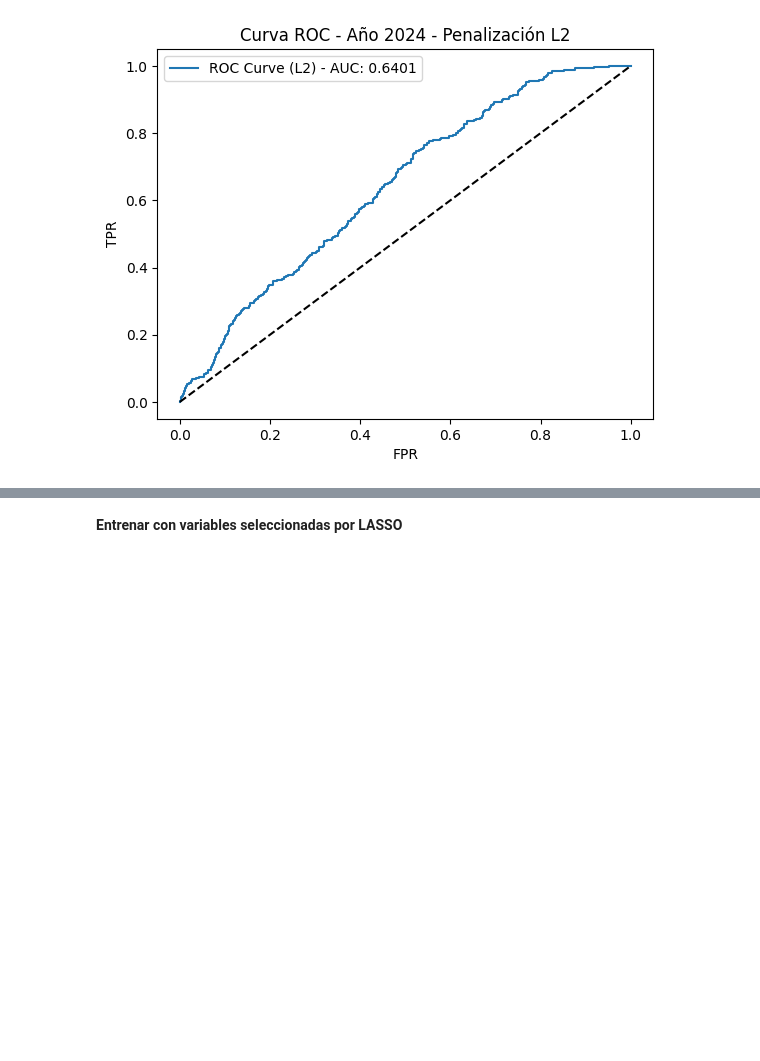
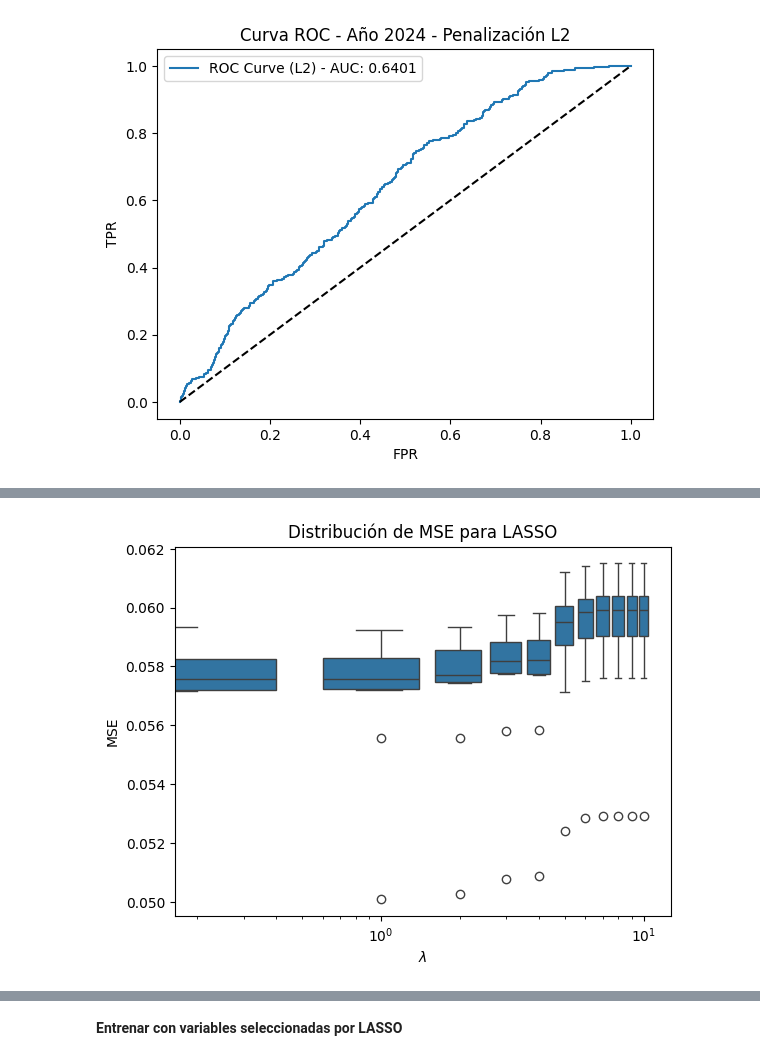
Before and after one commit to JorgeJimenezT/Big-Data-UBA---Jimenez-Menendez-Nunez, a Jupyter notebook: TP4/TP04.ipynb, the cells around one changed output, grey strips where cells are left out. Drawn from its saved outputs; the diff is of its cells as text; code cells hidden in the pictures; blank space fills up the shorter version.

```diff
--- a/TP4/TP04.ipynb
+++ b/TP4/TP04.ipynb
@@ -1072,0 +1077,92 @@ Accuracy: 0.9687
+# %%
+# Importar bibliotecas necesarias
+from sklearn.linear_model import LassoCV, RidgeCV
+from sklearn.metrics import mean_squared_error
+import numpy as np
+import seaborn as sns
+import matplotlib.pyplot as plt
+import pandas as pd
+from sklearn.model_selection import cross_val_score
+
+
+# Definir rango de \lambda
+lambdas = np.logspace(-5, 5, 11)  # 10^n para n en {-5, ..., +5}
+
+# Función para entrenar y evaluar LASSO y Ridge
+def entrenar_modelo(X_train, y_train, X_test, y_test, modelo_tipo):
+    print(f"\n=== Entrenando modelo {modelo_tipo.upper()} ===")
+
+    if modelo_tipo == "lasso":
+        modelo = LassoCV(alphas=lambdas, cv=10, random_state=101, max_iter=10000)
+    elif modelo_tipo == "ridge":
+        modelo = RidgeCV(alphas=lambdas, cv=10)
+
+    # Entrenar el modelo
+    modelo.fit(X_train, y_train)
+
+    # Obtener el mejor valor de \lambda
+    mejor_lambda = modelo.alpha_
+    print(f"Mejor valor de \lambda: {mejor_lambda}")
+
+    # Predicción en el conjunto de prueba
+    y_pred_test = modelo.predict(X_test)
+
+    # Calcular el error cuadrático medio
+    mse_test = mean_squared_error(y_test, y_pred_test)
+    print(f"Error cuadrático medio en el conjunto de prueba: {mse_test:.4f}")
+
+    if modelo_tipo == "lasso":
+        # Proporción de coeficientes en 0
+        proporción_ceros = np.mean(modelo.coef_ == 0)
+        print(f"Proporción de coeficientes en 0: {proporción_ceros:.4f}")
+
+        return modelo, mejor_lambda, proporción_ceros
+    return modelo, mejor_lambda
+
+# Entrenar LASSO y Ridge para 2004
+modelo_lasso_2004, lambda_lasso_2004, proporción_ceros_2004 = entrenar_modelo(X_train_2004, y_train_2004, X_test_2004, y_test_2004, "lasso")
+modelo_ridge_2004, lambda_ridge_2004 = entrenar_modelo(X_train_2004, y_train_2004, X_test_2004, y_test_2004, "ridge")
+
+# Entrenar LASSO y Ridge para 2024
+modelo_lasso_2024, lambda_lasso_2024, proporción_ceros_2024 = entrenar_modelo(X_train_2024, y_train_2024, X_test_2024, y_test_2024, "lasso")
+modelo_ridge_2024, lambda_ridge_2024 = entrenar_modelo(X_train_2024, y_train_2024, X_test_2024, y_test_2024, "ridge")
+
+# Generar box plots para errores
+def generar_boxplot_errores(X, y, modelo_tipo):
+    errores = []
+    for alpha in lambdas:
+        if modelo_tipo == "lasso":
+            modelo = LassoCV(alphas=[alpha], cv=10, random_state=101, max_iter=10000)
+        elif modelo_tipo == "ridge":
+            modelo = RidgeCV(alphas=[alpha], cv=10)
+        scores = cross_val_score(modelo, X, y, cv=10, scoring="neg_mean_squared_error")
+        errores.append(-scores)
+
+    errores_df = pd.DataFrame(errores, index=lambdas).T.melt(var_name="Lambda", value_name="MSE")
+    sns.boxplot(x="Lambda", y="MSE", data=errores_df)
+    plt.xscale("log")
+    plt.title(f"Distribución de MSE para {modelo_tipo.upper()}")
+    plt.xlabel(r"$\lambda$")
+    plt.ylabel("MSE")
+    plt.show()
+
+# Box plot para LASSO y Ridge (2004)
+generar_boxplot_errores(X_train_2004, y_train_2004, "lasso")
+generar_boxplot_errores(X_train_2004, y_train_2004, "ridge")
+
+# Proporción de coeficientes en cero (LASSO)
+def plot_proporción_ceros(modelo, X, lambdas):
+    proporciones = []
+    for alpha in lambdas:
+        lasso = LassoCV(alphas=[alpha], cv=10, random_state=101, max_iter=10000)
+        lasso.fit(X, y_train_2004)
+        proporciones.append(np.mean(lasso.coef_ == 0))
+    plt.plot(lambdas, proporciones, marker="o")
+    plt.xscale("log")
+    plt.title("Proporción de coeficientes en 0 vs $\lambda$")
+    plt.xlabel(r"$\lambda$")
+    plt.ylabel("Proporción de coeficientes en 0")
+    plt.show()
+
+plot_proporción_ceros(modelo_lasso_2004, X_train_2004, lambdas)
+# %% [output]
@@ -1072,0 +1186 @@ Accuracy: 0.9687
+[figure, added]
```
Also changed, not shown: parts of 15 cells of this notebook.
